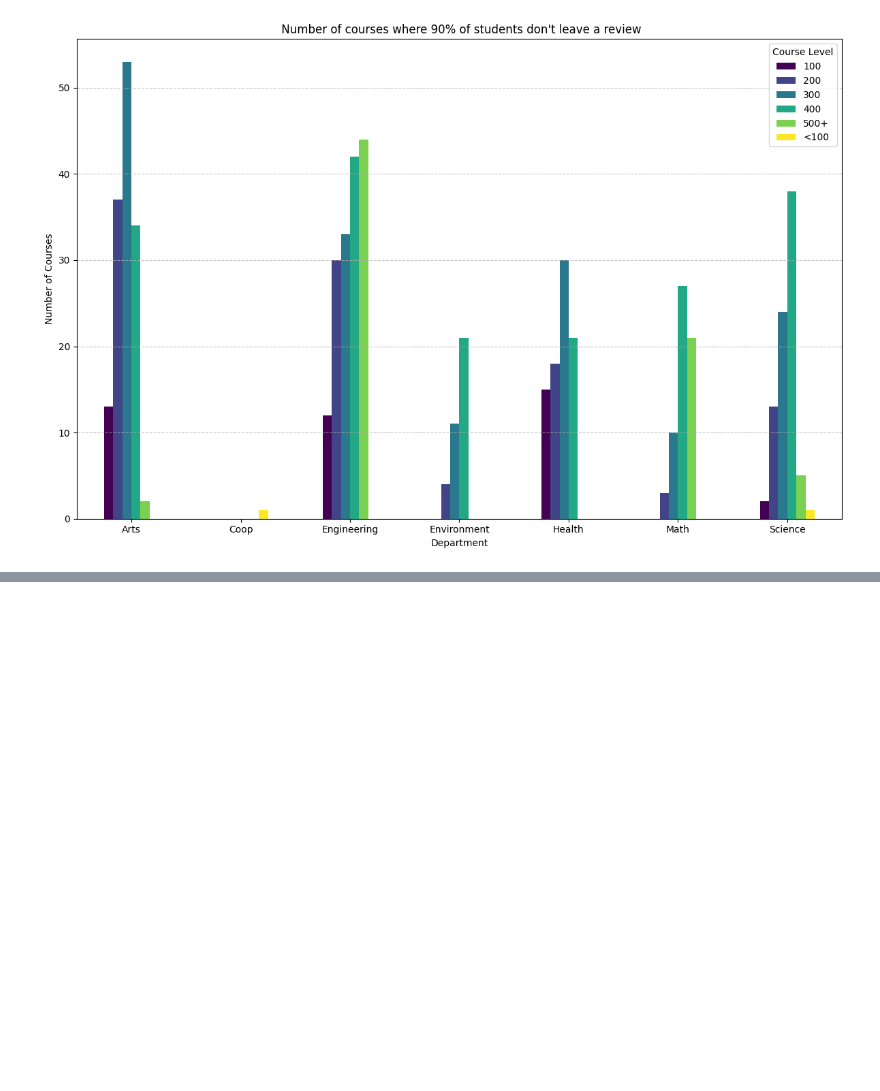
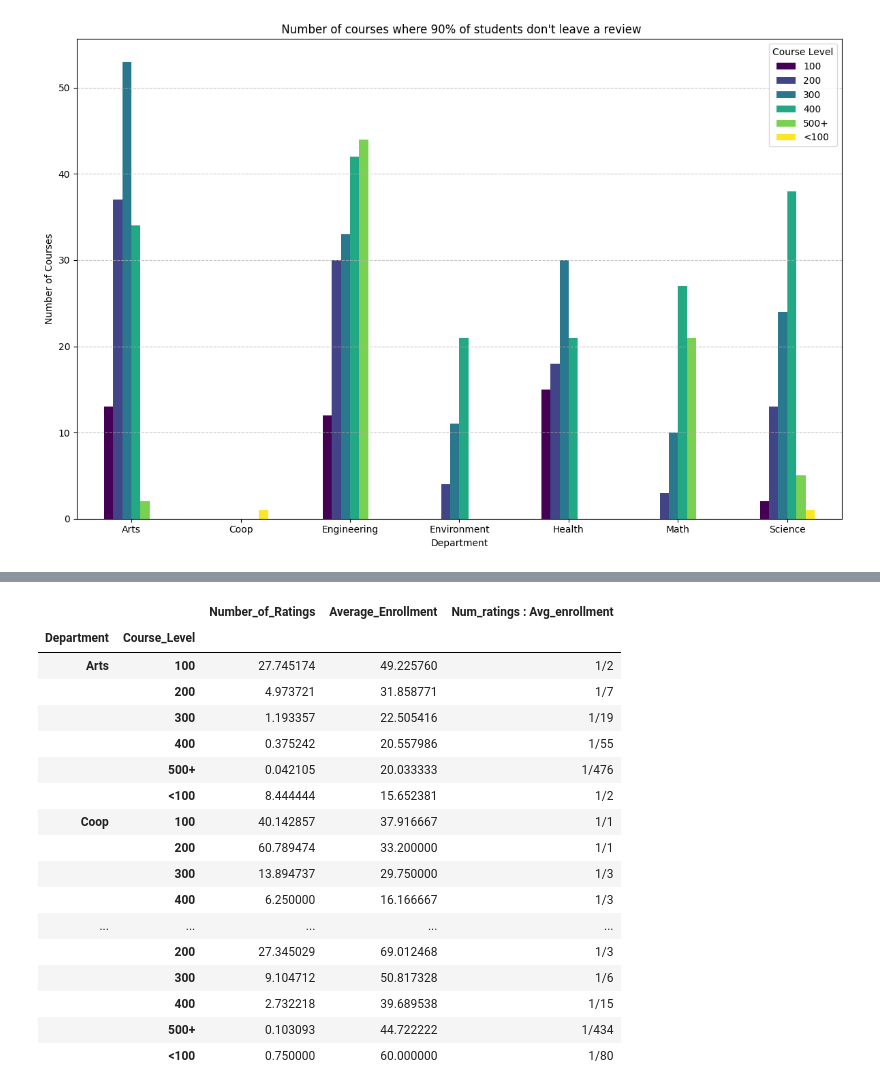
Before and after one commit to s2shams/UW-Course-Analysis, a Jupyter notebook: Data Visualization Final.ipynb, the cells around one changed output, grey strips where cells are left out. Saved outputs shown, nothing was run; the diff lists cells and outputs as text; code cells hidden in the pictures; blank space fills up the shorter version.

```diff
--- a/Data Visualization Final.ipynb
+++ b/Data Visualization Final.ipynb
@@ -258,0 +259,28 @@ df[["Department", "Number_of_Ratings", "Average_Enrollment", "Num_ratings : Avg_
+# %%
+df = course_df.groupby(["Department", "Course_Level"]).mean()
+df['Average_Enrollment'] = pd.to_numeric(df['Average_Enrollment'], errors='coerce')
+df['Average_Enrollment'] = df['Average_Enrollment'].fillna(0)
+df["Num_ratings : Avg_enrollment"] = df["Number_of_Ratings"] / df["Average_Enrollment"]
+df["Num_ratings : Avg_enrollment"] = df["Num_ratings : Avg_enrollment"].apply(
+    lambda x: f"1/{math.ceil(1/x)}" if pd.notna(x) else np.nan
+)
+df[["Number_of_Ratings", "Average_Enrollment", "Num_ratings : Avg_enrollment"]]
+# %% [output]
+|  |  | Number_of_Ratings | Average_Enrollment | Num_ratings : Avg_enrollment |
+| Department | Course_Level |  |  |  |
+| Arts | 100 | 27.745174 | 49.225760 | 1/2 |
+|  | 200 | 4.973721 | 31.858771 | 1/7 |
+|  | 300 | 1.193357 | 22.505416 | 1/19 |
+|  | 400 | 0.375242 | 20.557986 | 1/55 |
+|  | 500+ | 0.042105 | 20.033333 | 1/476 |
+|  | <100 | 8.444444 | 15.652381 | 1/2 |
+| Coop | 100 | 40.142857 | 37.916667 | 1/1 |
+|  | 200 | 60.789474 | 33.200000 | 1/1 |
+|  | 300 | 13.894737 | 29.750000 | 1/3 |
+|  | 400 | 6.250000 | 16.166667 | 1/3 |
+| ... | ... | ... | ... | ... |
+|  | 200 | 27.345029 | 69.012468 | 1/3 |
+|  | 300 | 9.104712 | 50.817328 | 1/6 |
+|  | 400 | 2.732218 | 39.689538 | 1/15 |
+|  | 500+ | 0.103093 | 44.722222 | 1/434 |
+|  | <100 | 0.750000 | 60.000000 | 1/80 |
```
Also changed, not shown: parts of 10 cells of this notebook.
